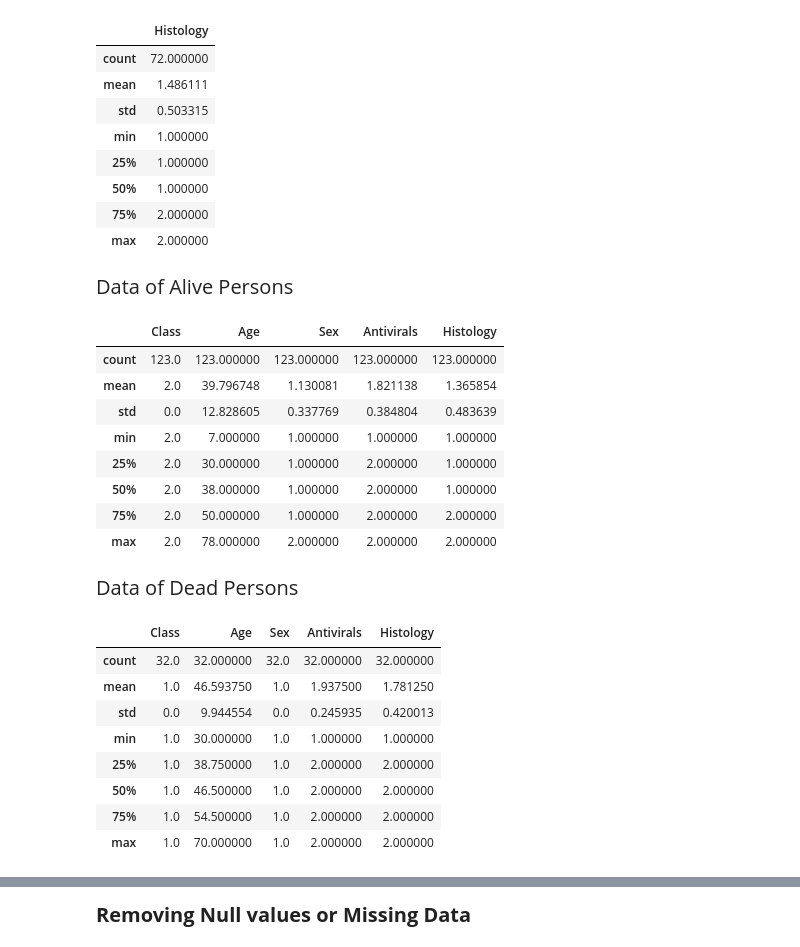
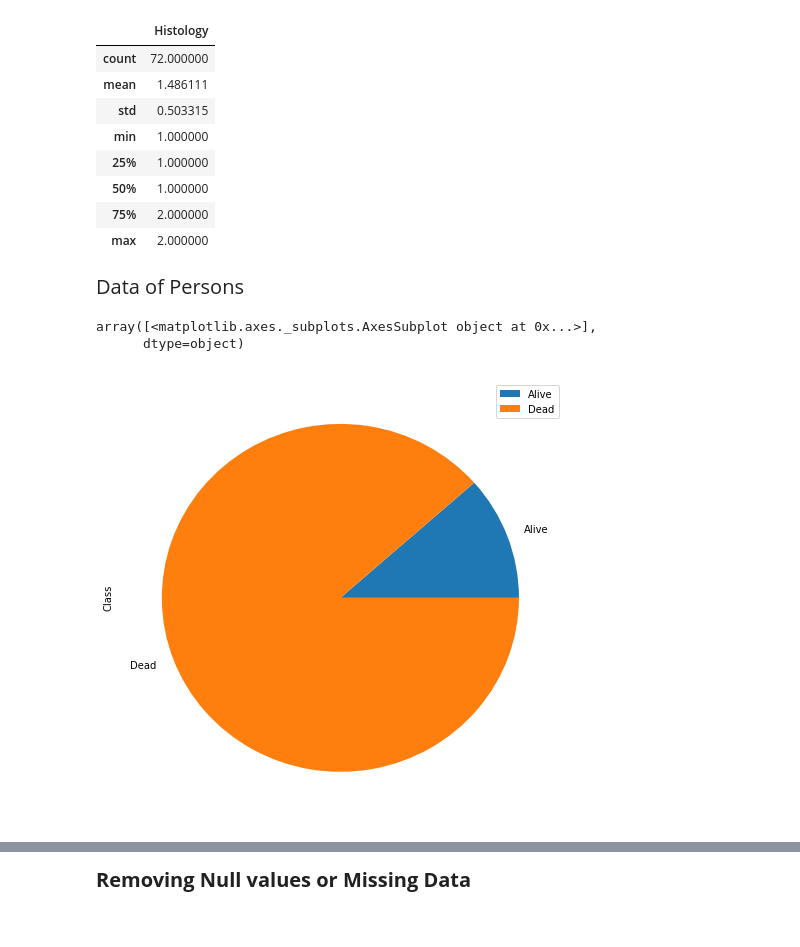
Before and after one commit to sinha-sahil/machine-learning-notebooks, a Jupyter notebook: Decision Tree on Hepatitis-B.ipynb, the cells around one changed output, grey strips where cells are left out. Cells and saved outputs as stored; diff of their text form; code cells hidden in the pictures.

```diff
--- a/Decision Tree on Hepatitis-B.ipynb
+++ b/Decision Tree on Hepatitis-B.ipynb
@@ -96,30 +111,15 @@ hep_missing.iloc[:, 14:].describe()
 | 75% | 2.000000 |
 | max | 2.000000 |
 # %% [markdown]
-<p style="font-size: 20px">Data of Alive Persons</p>
+<p style="font-size: 20px">Data of Persons</p>
-# %%
-hep_data.loc[hep_data['Class']==2].describe()
-# %% [output]
-|  | Class | Age | Sex | Antivirals | Histology |
-| count | 123.0 | 123.000000 | 123.000000 | 123.000000 | 123.000000 |
-| mean | 2.0 | 39.796748 | 1.130081 | 1.821138 | 1.365854 |
-| std | 0.0 | 12.828605 | 0.337769 | 0.384804 | 0.483639 |
-| min | 2.0 | 7.000000 | 1.000000 | 1.000000 | 1.000000 |
-| 25% | 2.0 | 30.000000 | 1.000000 | 2.000000 | 1.000000 |
-| 50% | 2.0 | 38.000000 | 1.000000 | 2.000000 | 1.000000 |
-| 75% | 2.0 | 50.000000 | 1.000000 | 2.000000 | 2.000000 |
-| max | 2.0 | 78.000000 | 2.000000 | 2.000000 | 2.000000 |
-# %% [markdown]
-<p style="font-size: 20px; "> Data of Dead Persons</p>
-# %%
-hep_data.loc[hep_data['Class']==1].describe()
-# %% [output]
-|  | Class | Age | Sex | Antivirals | Histology |
-| count | 32.0 | 32.000000 | 32.0 | 32.000000 | 32.000000 |
-| mean | 1.0 | 46.593750 | 1.0 | 1.937500 | 1.781250 |
-| std | 0.0 | 9.944554 | 0.0 | 0.245935 | 0.420013 |
-| min | 1.0 | 30.000000 | 1.0 | 1.000000 | 1.000000 |
-| 25% | 1.0 | 38.750000 | 1.0 | 2.000000 | 2.000000 |
-| 50% | 1.0 | 46.500000 | 1.0 | 2.000000 | 2.000000 |
-| 75% | 1.0 | 54.500000 | 1.0 | 2.000000 | 2.000000 |
-| max | 1.0 | 70.000000 | 1.0 | 2.000000 | 2.000000 |
+# %%
+persons= hep_data.iloc[:,:1]
+alive= persons.loc[persons['Class']==1]
+dead= persons.loc[persons['Class']==2]
+plot_data= [alive.sum(), dead.sum()]
+plot_data= pd.DataFrame(plot_data)
+plot_data.plot(kind='pie', subplots=True, labels=['Alive', 'Dead'],figsize=(8,8))
+# %% [output]
+array([<matplotlib.axes._subplots.AxesSubplot object at 0x...>],
+      dtype=object)
+[figure, added]
```
Also changed, not shown: parts of 15 cells of this notebook, 1 other file.
